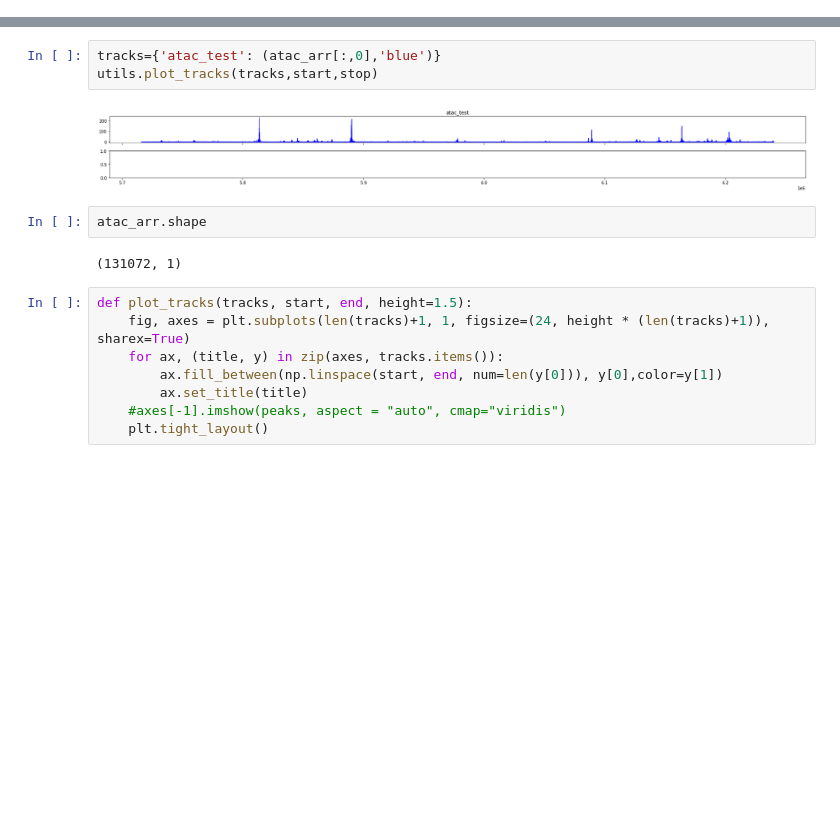
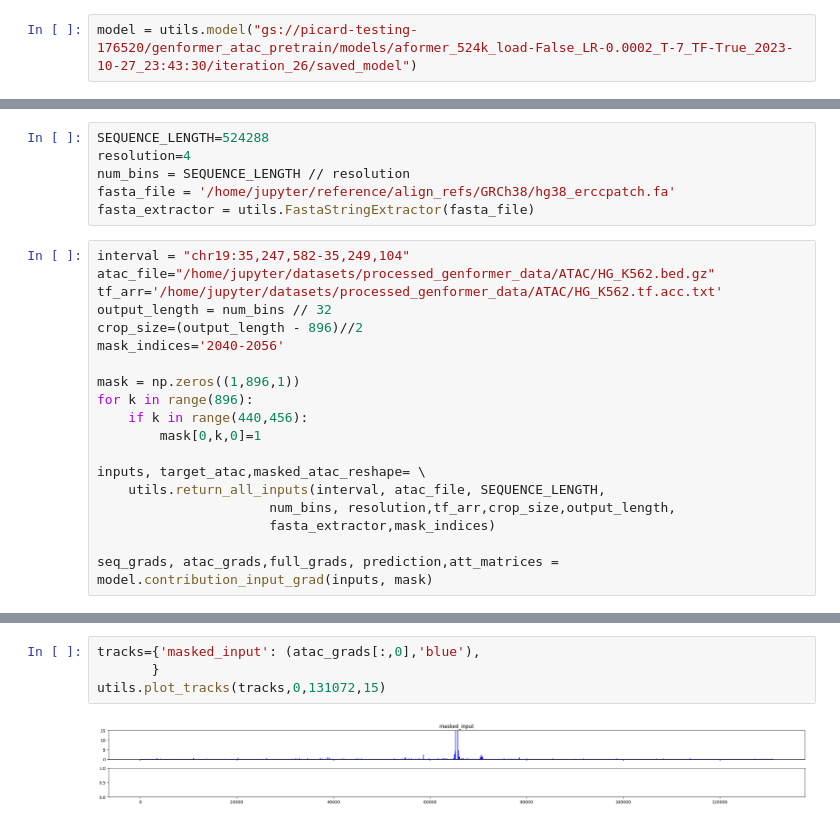
Before and after one commit to abuchin/genformer, a Jupyter notebook: analysis/Figure1/masked_track.ipynb, the cells around one changed output, grey strips where cells are left out. Saved outputs shown, nothing was run; the diff lists cells and outputs as text; blank space fills up the shorter version.

```diff
--- a/analysis/Figure1/masked_track.ipynb
+++ b/analysis/Figure1/masked_track.ipynb
@@ -94,0 +61,2 @@ atac_arr = utils.return_atac_interval("/home/jupyter/datasets/processed_genforme
+# %%
+model = utils.model("gs://picard-testing-176520/genformer_atac_pretrain/models/aformer_524k_load-False_LR-0.0002_T-7_TF-True_2023-10-27_23:43:30/iteration_26/saved_model")
@@ -94,0 +66,25 @@ atac_arr = utils.return_atac_interval("/home/jupyter/datasets/processed_genforme
+# %%
+SEQUENCE_LENGTH=524288
+resolution=4
+num_bins = SEQUENCE_LENGTH // resolution
+fasta_file = '/home/jupyter/reference/align_refs/GRCh38/hg38_erccpatch.fa'
+fasta_extractor = utils.FastaStringExtractor(fasta_file)
+# %%
+interval = "chr19:35,247,582-35,249,104"
+atac_file="/home/jupyter/datasets/processed_genformer_data/ATAC/HG_K562.bed.gz"
+tf_arr='/home/jupyter/datasets/processed_genformer_data/ATAC/HG_K562.tf.acc.txt'
+output_length = num_bins // 32
+crop_size=(output_length - 896)//2
+mask_indices='2040-2056'
+
+mask = np.zeros((1,896,1))
+for k in range(896):
+    if k in range(440,456):
+        mask[0,k,0]=1
+
+inputs, target_atac,masked_atac_reshape= \
+    utils.return_all_inputs(interval, atac_file, SEQUENCE_LENGTH,
+                      num_bins, resolution,tf_arr,crop_size,output_length,
+                      fasta_extractor,mask_indices)
+
+seq_grads, atac_grads,full_grads, prediction,att_matrices = model.contribution_input_grad(inputs, mask)
@@ -95,17 +210,6 @@ atac_arr = utils.return_atac_interval("/home/jupyter/datasets/processed_genforme
 # %%
-tracks={'atac_test': (atac_arr[:,0],'blue')}
-utils.plot_tracks(tracks,start,stop)
+tracks={'masked_input': (atac_grads[:,0],'blue'),
+       }
+utils.plot_tracks(tracks,0,131072,15)
 # %% [output]
-[figure, old version]
+[figure, new version]
-# %%
-atac_arr.shape
-# %% [output]
-(131072, 1)
-# %%
-def plot_tracks(tracks, start, end, height=1.5):
-    fig, axes = plt.subplots(len(tracks)+1, 1, figsize=(24, height * (len(tracks)+1)), sharex=True)
-    for ax, (title, y) in zip(axes, tracks.items()):
-        ax.fill_between(np.linspace(start, end, num=len(y[0])), y[0],color=y[1])
-        ax.set_title(title)
-    #axes[-1].imshow(peaks, aspect = "auto", cmap="viridis")
-    plt.tight_layout()
```
Also changed, not shown: parts of 11 cells of this notebook, 1 other file.
